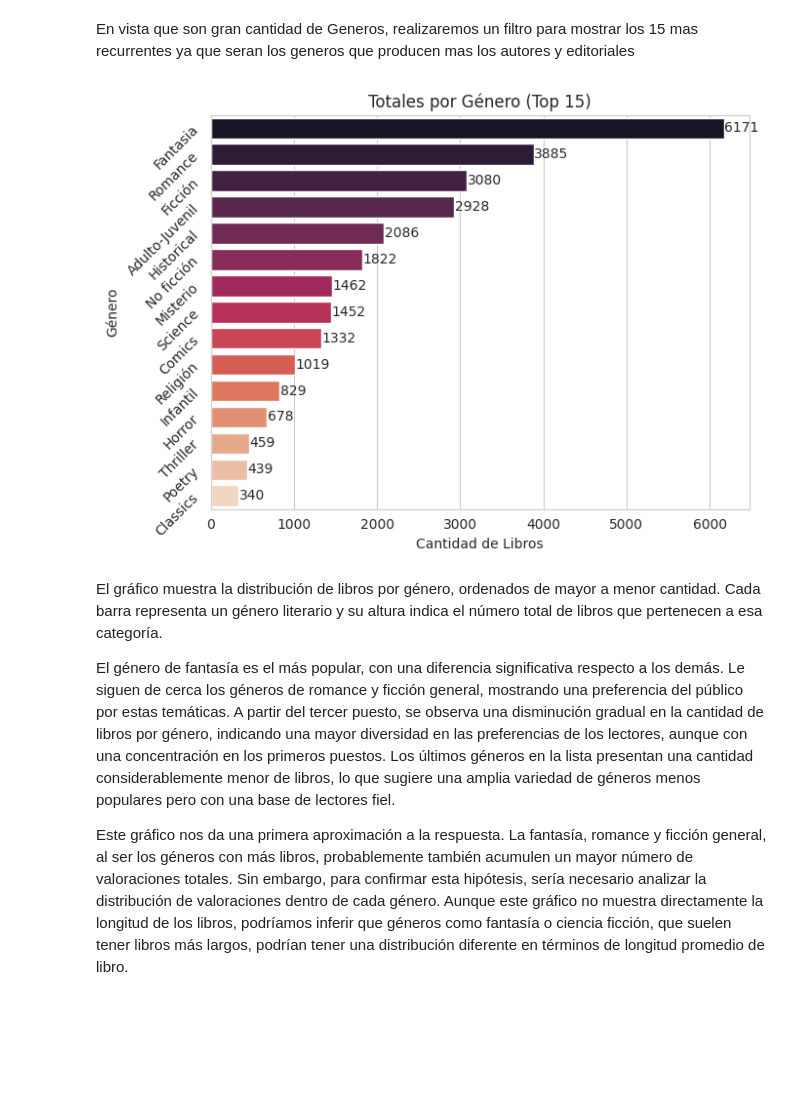
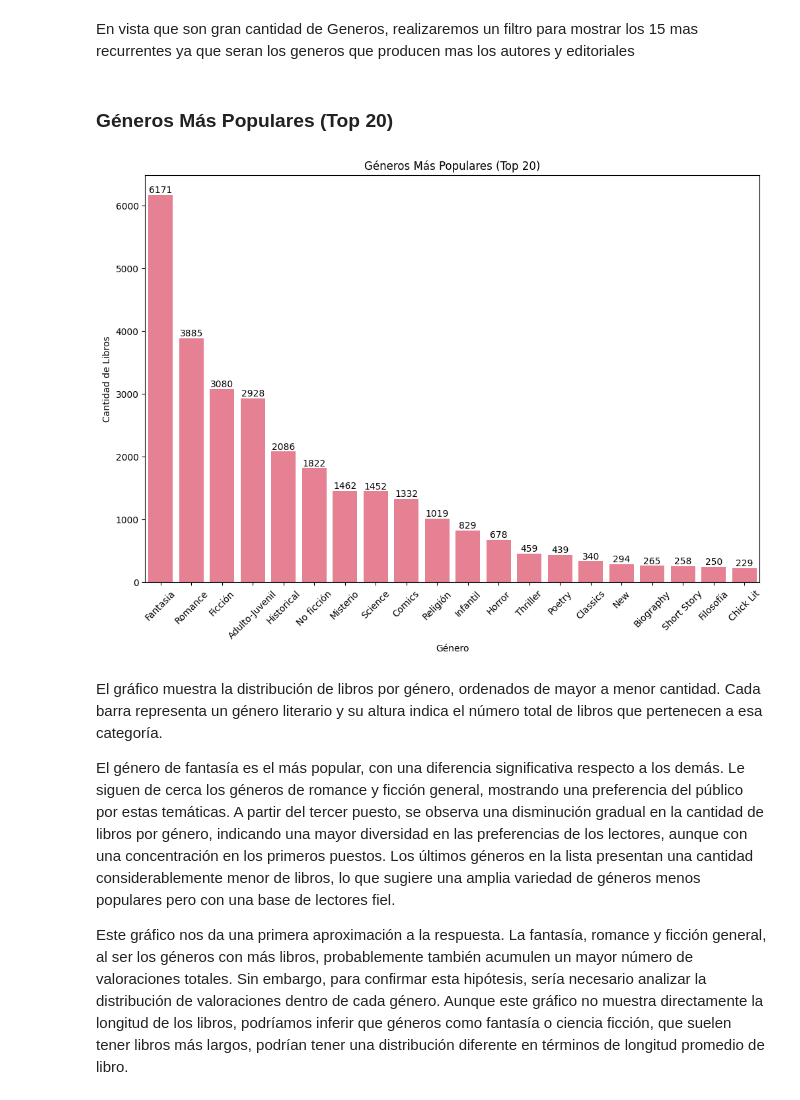
Before and after one commit to SKARLETTAPARICIO/dataset, a Jupyter notebook: Proyecto_DS_ParteIII_Aparicio_Skarlett_(Entrega_final).ipynb, the cells around one changed output. Cells and saved outputs as stored; diff of their text form; code cells hidden in the pictures; blank space fills up the shorter version.

```diff
--- a/Proyecto_DS_ParteIII_Aparicio_Skarlett_(Entrega_final).ipynb
+++ b/Proyecto_DS_ParteIII_Aparicio_Skarlett_(Entrega_final).ipynb
@@ -616,37 +620,25 @@ plt.show()
 # %% [markdown]
 En vista que son gran cantidad de Generos, realizaremos un filtro para mostrar los 15 mas recurrentes ya que seran los generos que producen mas los autores y editoriales
-# %%
-# Obtener los totales de cada género
-genero_counts = df_copy['Genero'].value_counts()
-
-# Mostrar solo los 15 géneros más frecuentes
-top_generos = genero_counts.nlargest(15)
-
-custom_palette = sns.color_palette("rocket", n_colors=len(top_generos))
-
-plt.figure(figsize=(7, 5))
-
-ax = sns.barplot(x=top_generos.values, y=top_generos.index,
-                 hue=top_generos.index, palette=custom_palette, legend=False)
-
-for p in ax.patches:
-    width = p.get_width()
-    ax.text(width + 5,
-            p.get_y() + p.get_height() / 2,
-            '{:1.0f}'.format(width),
-            ha="left", va="center")
-
-plt.yticks(rotation=45, ha='right')
-
-plt.title('Totales por Género (Top 15)')
-plt.xlabel('Cantidad de Libros')
-plt.ylabel('Género')
-
-plt.tight_layout()
-
-plt.show()
-# %% [output]
-[figure, removed]
+# %% [markdown]
+### **Géneros Más Populares (Top 20)**
+# %%
+custom_palette = sns.color_palette("husl", 20)
+sns.set_palette(custom_palette)
+df_genero=df_copy.copy()
+top_genres = df_genero['Genero'].value_counts().head(20)
+plt.figure(figsize=(12, 8))
+sns.barplot(x=top_genres.index, y=top_genres.values)  # Elimina el argumento 'color'
+plt.title('Géneros Más Populares (Top 20)')
+plt.xlabel('Género')
+plt.ylabel('Cantidad de Libros')
+plt.xticks(rotation=45)
+
+for i, v in enumerate(top_genres.values):
+    plt.text(i, v, str(v), ha='center', va='bottom')
+
+plt.show()
+# %% [output]
+[figure, added]
 # %% [markdown]
 El gráfico muestra la distribución de libros por género, ordenados de mayor a menor cantidad. Cada barra representa un género literario y su altura indica el número total de libros que pertenecen a esa categoría.
 
```
Also changed, not shown: parts of 39 cells of this notebook.
